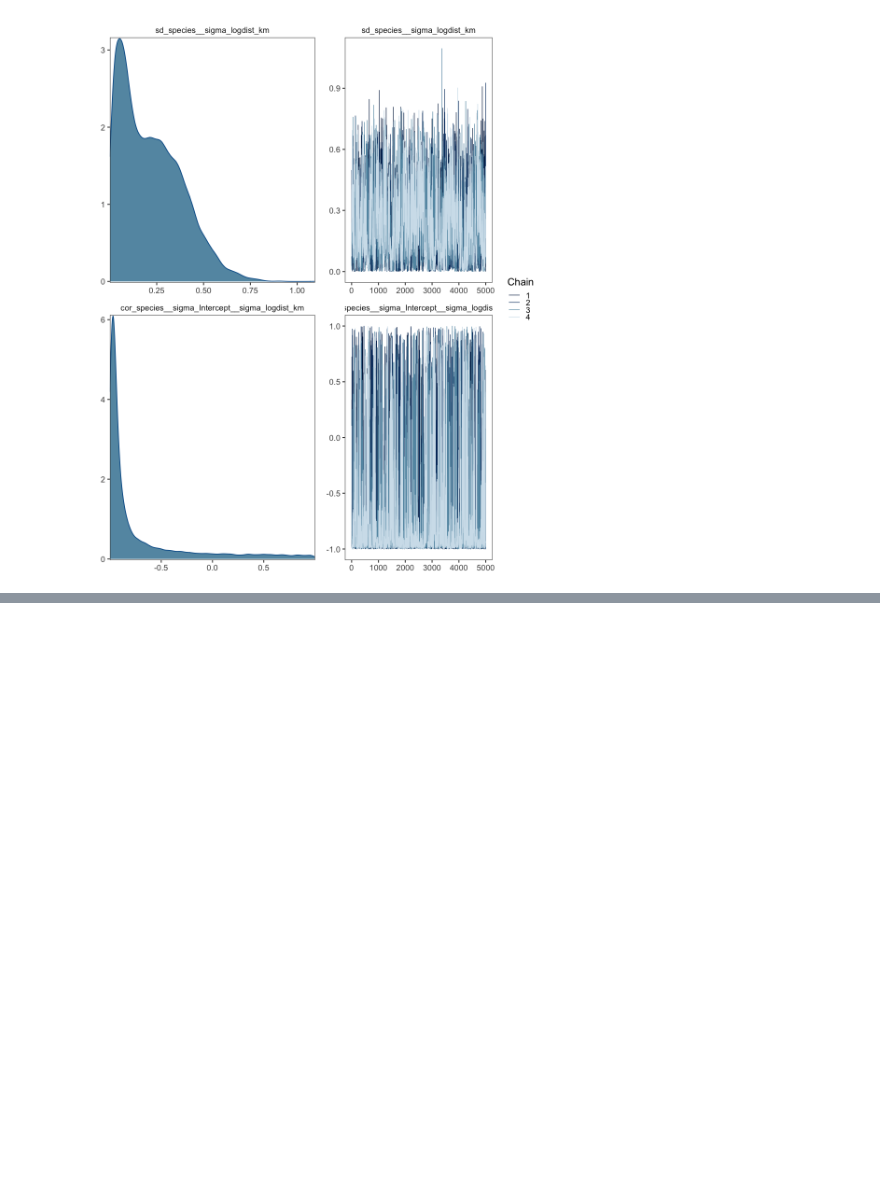
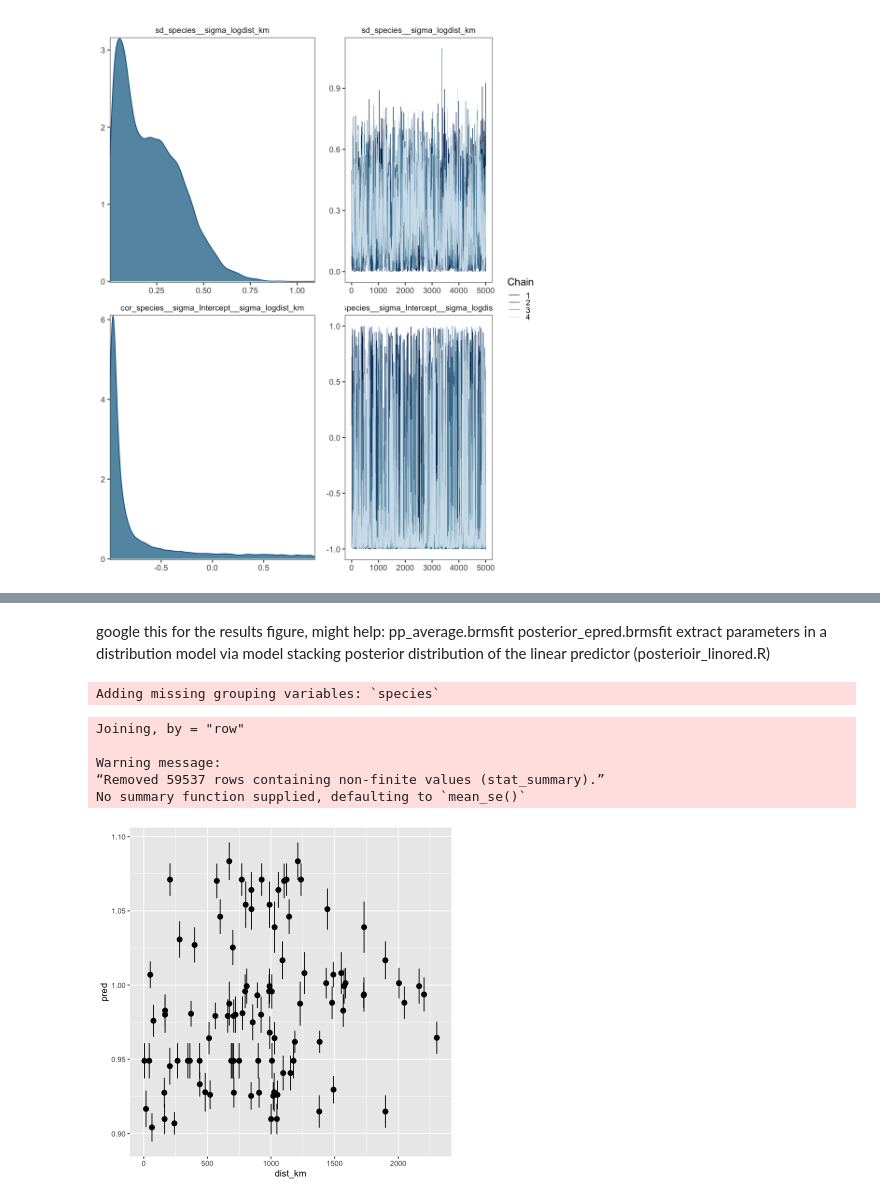
Before and after one commit to FCBT/FA-FGB, a Jupyter notebook: 2.notebook/FA_analysis.ipynb, the cells around one changed output, grey strips where cells are left out. Saved outputs shown, nothing was run; the diff lists cells and outputs as text; code cells hidden in the pictures; blank space fills up the shorter version.

```diff
--- a/2.notebook/FA_analysis.ipynb
+++ b/2.notebook/FA_analysis.ipynb
@@ -613,3 +663,65 @@ pairs(bay_mod_w)
+# %% [markdown]
+google this for the results figure, might help:
+pp_average.brmsfit
+posterior_epred.brmsfit
+extract parameters in a distribution model via model stacking
+posterior distribution of the linear predictor (posterioir_linored.R)
+# %%
+# w_draws <- as_draws(bay_mod_w) %>%
+#     summarise_draws() %>%
+#     head(4) %>%
+#     mutate(variable = case_when(variable == "b_sigma_FC_proportion"~ "FC",
+#                                                      variable == "b_sigma_FC_proportion:logdist_km" ~ "Interaction",
+#                                                      variable == "b_sigma_Intercept" ~ "Intercept",
+#                                                      variable == "b_sigma_logdist_km" ~ "Dist")) %>%
+#     select(variable, mean) %>%
+#     pivot_wider(names_from = variable, values_from = mean)
+
+
+
+newdata <- FA_FC_data %>%
+    filter(FC_buffer == 600) %>%
+    group_by(species) %>%
+    nest() %>%
+    mutate(pred = map(data, ~data_grid(.x, dist_km,FC_proportion))) %>%
+    select(-data,-species) %>% unnest(cols = c(pred)) %>%
+    mutate(row = 1:n())
+
+    # add_epred_draws(bay_mod_w, ndraws = 100)
+    # data_grid(dist_km , FC_proportion)
+#     mutate(var = w_draws$Intercept +
+#            log(dist_km) * w_draws$Dist +
+#            FC_proportion* w_draws$FC +
+#            log(dist_km) * FC_proportion * w_draws$Interaction) %>%
+#            filter(FC_proportion == 1.0) %>%
+#            ggplot(aes(x=(dist_km),y = 0))+
+#                 geom_ribbon(aes(ymin = -3*var, ymax = 3*var), alpha = 0.5) +
+#                 geom_point(data = FA_FC_data, aes(y = fa_left_right))
+
+
+
+#
+# %% [output]
+Adding missing grouping variables: `species`
+# %%
+post <- posterior_epred(bay_mod_w,newdata = newdata, dpar = "sigma",ndraws = 100)
+colnames(post) <- as.character(1:ncol(post))
+
+post %>%
+    as.data.frame %>%
+    mutate(row = 1:n()) %>%
+    left_join(newdata, .) %>%
+    pivot_longer(5:ncol(.),names_to = "itter", values_to = "pred") %>%
+    filter(FC_proportion == 0) %>%
+    ggplot(aes(x=dist_km, y = pred, group = species))+
+        stat_summary()
+# %% [output]
+Joining, by = "row"
+
+Warning message:
+“Removed 59537 rows containing non-finite values (stat_summary).”
+No summary function supplied, defaulting to `mean_se()`
+[figure, added]
 # %%
 # for model comparisons, use functions:
 
```
Also changed, not shown: parts of 11 cells of this notebook.
